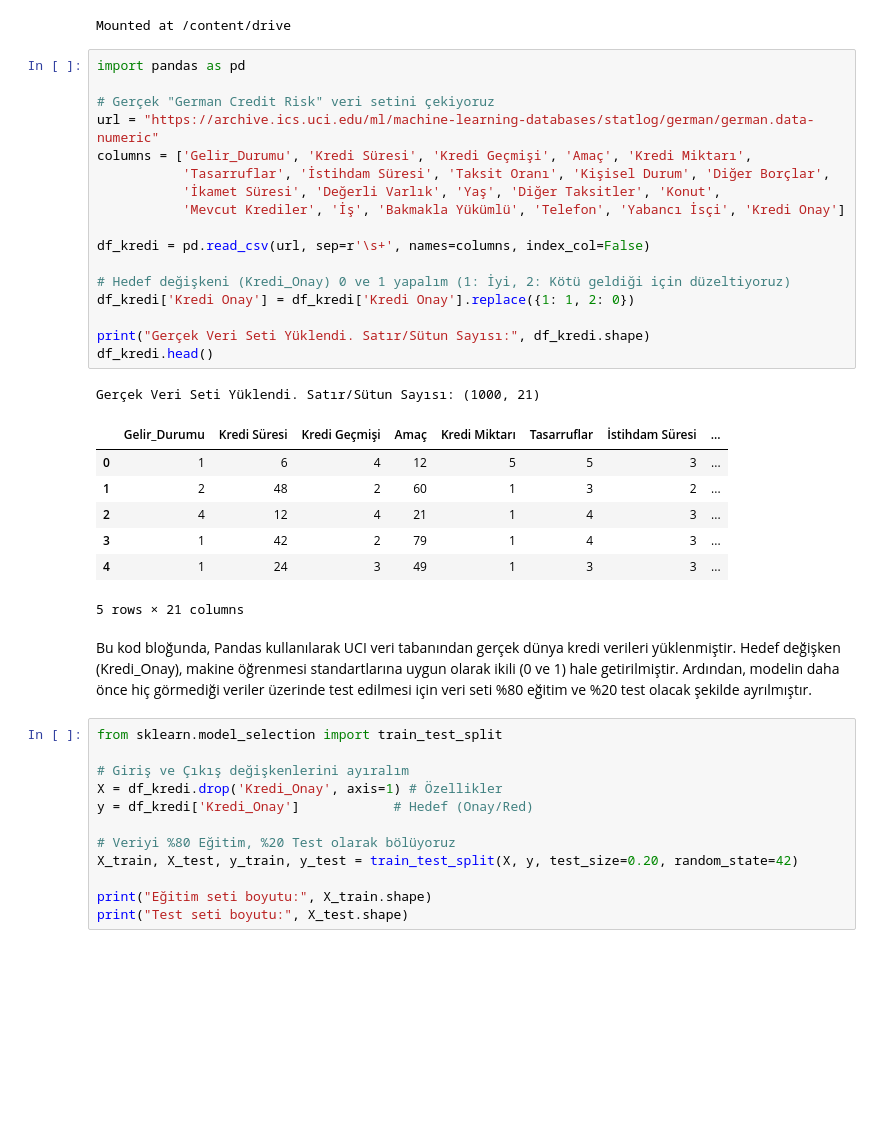
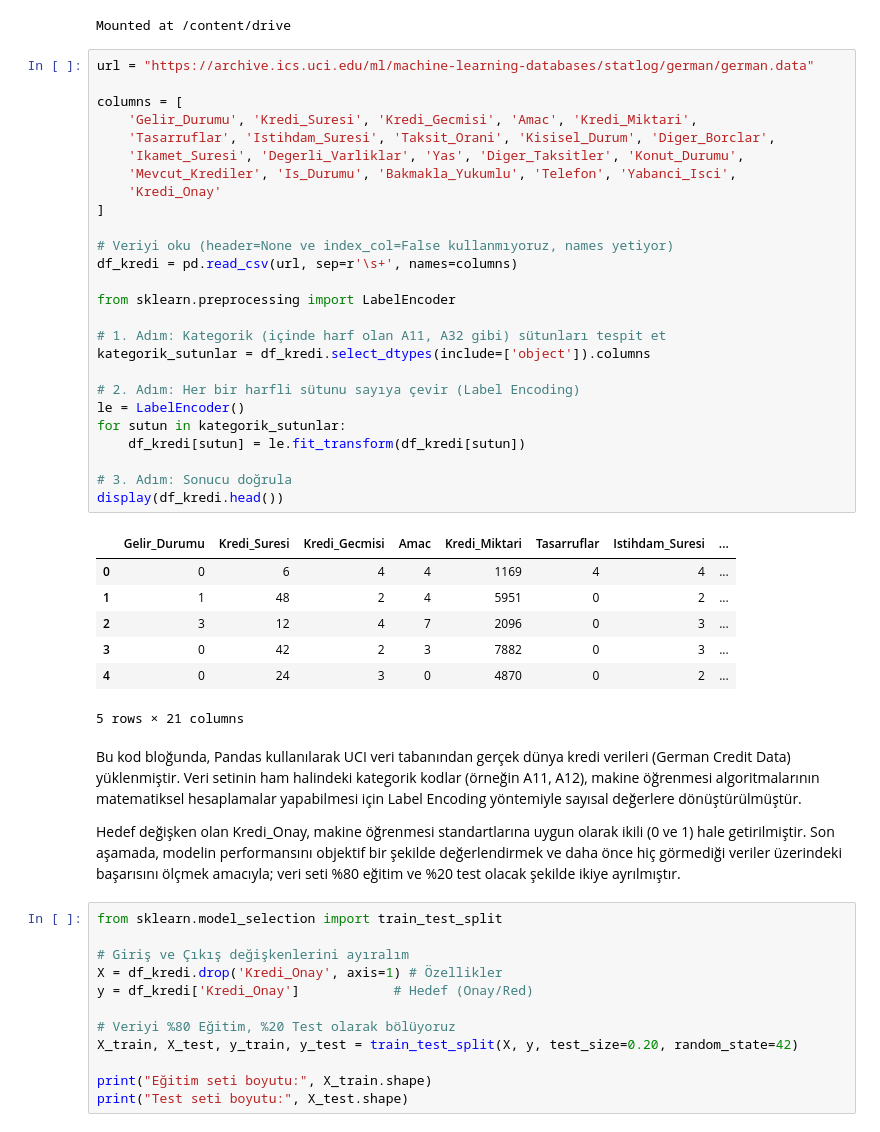
Before and after one commit to bygencer3/ErdincGencer_Odev_254329028-, a Jupyter notebook: Erdinc_Gencer_254329028_YapayZekaveUyg_Odev2.ipynb, the cells around one changed output. Drawn from its saved outputs; the diff is of its cells as text; blank space fills up the shorter version.

Commit message:
Kredi Risk Değerlendirme Sistemi

```diff
--- a/Erdinc_Gencer_254329028_YapayZekaveUyg_Odev2.ipynb
+++ b/Erdinc_Gencer_254329028_YapayZekaveUyg_Odev2.ipynb
@@ -59,34 +59,44 @@ from google.colab import drive
 drive.mount('/content/drive')
 # %% [output]
 Mounted at /content/drive
-# %%
-import pandas as pd
-
-# Gerçek "German Credit Risk" veri setini çekiyoruz
-url = "https://archive.ics.uci.edu/ml/machine-learning-databases/statlog/german/german.data-numeric"
-columns = ['Gelir_Durumu', 'Kredi Süresi', 'Kredi Geçmişi', 'Amaç', 'Kredi Miktarı',
-           'Tasarruflar', 'İstihdam Süresi', 'Taksit Oranı', 'Kişisel Durum', 'Diğer Borçlar',
-           'İkamet Süresi', 'Değerli Varlık', 'Yaş', 'Diğer Taksitler', 'Konut',
-           'Mevcut Krediler', 'İş', 'Bakmakla Yükümlü', 'Telefon', 'Yabancı İsçi', 'Kredi Onay']
-
-df_kredi = pd.read_csv(url, sep=r'\s+', names=columns, index_col=False)
-
-# Hedef değişkeni (Kredi_Onay) 0 ve 1 yapalım (1: İyi, 2: Kötü geldiği için düzeltiyoruz)
-df_kredi['Kredi Onay'] = df_kredi['Kredi Onay'].replace({1: 1, 2: 0})
-
-print("Gerçek Veri Seti Yüklendi. Satır/Sütun Sayısı:", df_kredi.shape)
-df_kredi.head()
-# %% [output]
-Gerçek Veri Seti Yüklendi. Satır/Sütun Sayısı: (1000, 21)
-|  | Gelir_Durumu | Kredi Süresi | Kredi Geçmişi | Amaç | Kredi Miktarı | Tasarruflar | İstihdam Süresi | ... |
-| 0 | 1 | 6 | 4 | 12 | 5 | 5 | 3 | ... |
-| 1 | 2 | 48 | 2 | 60 | 1 | 3 | 2 | ... |
-| 2 | 4 | 12 | 4 | 21 | 1 | 4 | 3 | ... |
-| 3 | 1 | 42 | 2 | 79 | 1 | 4 | 3 | ... |
-| 4 | 1 | 24 | 3 | 49 | 1 | 3 | 3 | ... |
-5 rows × 21 columns
+# %%
+url = "https://archive.ics.uci.edu/ml/machine-learning-databases/statlog/german/german.data"
+
+columns = [
+    'Gelir_Durumu', 'Kredi_Suresi', 'Kredi_Gecmisi', 'Amac', 'Kredi_Miktari',
+    'Tasarruflar', 'Istihdam_Suresi', 'Taksit_Orani', 'Kisisel_Durum', 'Diger_Borclar',
+    'Ikamet_Suresi', 'Degerli_Varliklar', 'Yas', 'Diger_Taksitler', 'Konut_Durumu',
+    'Mevcut_Krediler', 'Is_Durumu', 'Bakmakla_Yukumlu', 'Telefon', 'Yabanci_Isci',
+    'Kredi_Onay'
+]
+
+# Veriyi oku (header=None ve index_col=False kullanmıyoruz, names yetiyor)
+df_kredi = pd.read_csv(url, sep=r'\s+', names=columns)
+
+from sklearn.preprocessing import LabelEncoder
+
+# 1. Adım: Kategorik (içinde harf olan A11, A32 gibi) sütunları tespit et
+kategorik_sutunlar = df_kredi.select_dtypes(include=['object']).columns
+
+# 2. Adım: Her bir harfli sütunu sayıya çevir (Label Encoding)
+le = LabelEncoder()
+for sutun in kategorik_sutunlar:
+    df_kredi[sutun] = le.fit_transform(df_kredi[sutun])
+
+# 3. Adım: Sonucu doğrula
+display(df_kredi.head())
+# %% [output]
+|  | Gelir_Durumu | Kredi_Suresi | Kredi_Gecmisi | Amac | Kredi_Miktari | Tasarruflar | Istihdam_Suresi | ... |
+| 0 | 0 | 6 | 4 | 4 | 1169 | 4 | 4 | ... |
+| 1 | 1 | 48 | 2 | 4 | 5951 | 0 | 2 | ... |
+| 2 | 3 | 12 | 4 | 7 | 2096 | 0 | 3 | ... |
+| 3 | 0 | 42 | 2 | 3 | 7882 | 0 | 3 | ... |
+| 4 | 0 | 24 | 3 | 0 | 4870 | 0 | 2 | ... |
+5 rows × 21 columns
 # %% [markdown]
-Bu kod bloğunda, Pandas kullanılarak UCI veri tabanından gerçek dünya kredi verileri yüklenmiştir. Hedef değişken (Kredi_Onay), makine öğrenmesi standartlarına uygun olarak ikili (0 ve 1) hale getirilmiştir. Ardından, modelin daha önce hiç görmediği veriler üzerinde test edilmesi için veri seti %80 eğitim ve %20 test olacak şekilde ayrılmıştır.
+Bu kod bloğunda, Pandas kullanılarak UCI veri tabanından gerçek dünya kredi verileri (German Credit Data) yüklenmiştir. Veri setinin ham halindeki kategorik kodlar (örneğin A11, A12), makine öğrenmesi algoritmalarının matematiksel hesaplamalar yapabilmesi için Label Encoding yöntemiyle sayısal değerlere dönüştürülmüştür.
+
+Hedef değişken olan Kredi_Onay, makine öğrenmesi standartlarına uygun olarak ikili (0 ve 1) hale getirilmiştir. Son aşamada, modelin performansını objektif bir şekilde değerlendirmek ve daha önce hiç görmediği veriler üzerindeki başarısını ölçmek amacıyla; veri seti %80 eğitim ve %20 test olacak şekilde ikiye ayrılmıştır.
 # %%
 from sklearn.model_selection import train_test_split
 
```
Also changed, not shown: parts of 3 cells of this notebook.
